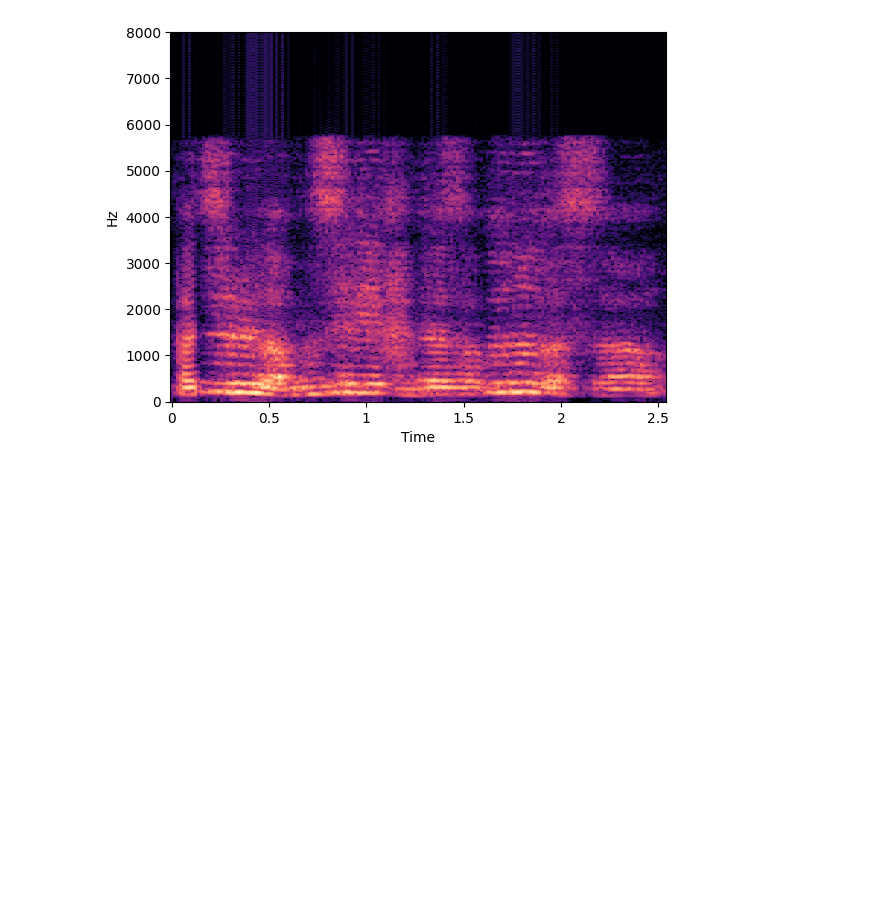
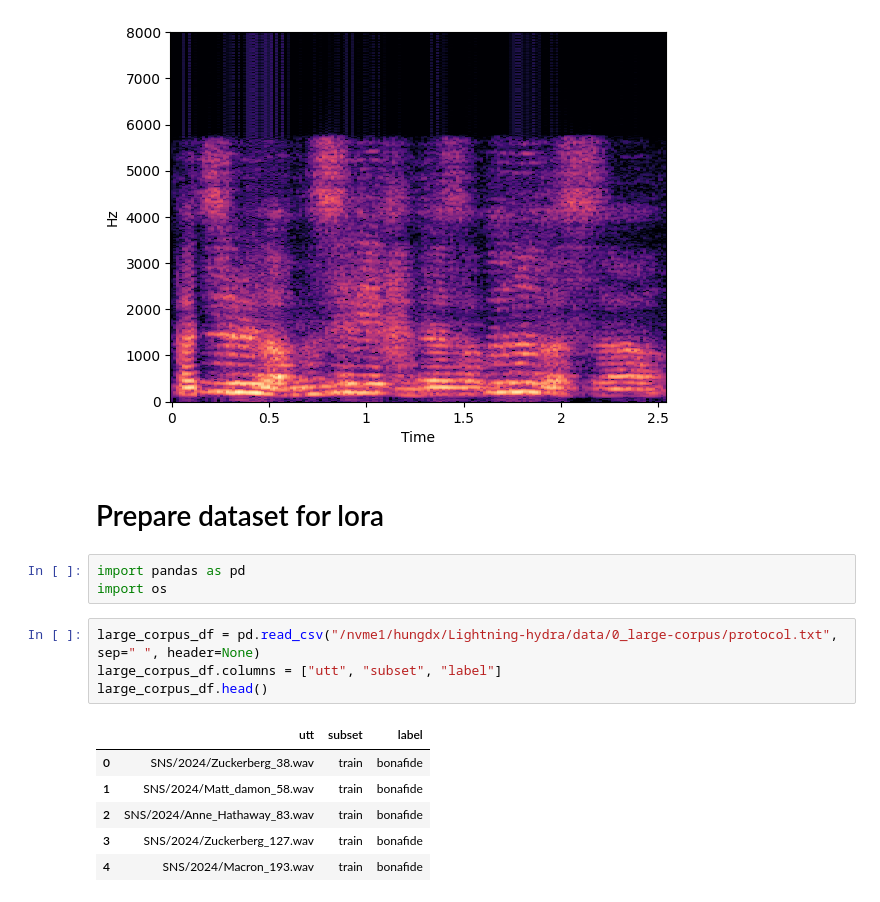
Before and after one commit to hungdinhxuan/Lightning-hydra, a Jupyter notebook: notebooks/prepare_dataset.ipynb, the cells around one changed output. Cells and saved outputs as stored; diff of their text form; blank space fills up the shorter version.

```diff
--- a/notebooks/prepare_dataset.ipynb
+++ b/notebooks/prepare_dataset.ipynb
@@ -694,3 +694,19 @@ Playing and showing: /nvme1/hungdx/Lightning-hydra/data/0_large-corpus/Synthesiz
 Playing and showing: /tmp/pitch
 [interactive output not drawn]
 [figure]
+# %% [markdown]
+# Prepare dataset for lora
+# %%
+import pandas as pd
+import os
+# %%
+large_corpus_df = pd.read_csv("/nvme1/hungdx/Lightning-hydra/data/0_large-corpus/protocol.txt", sep=" ", header=None)
+large_corpus_df.columns = ["utt", "subset", "label"]
+large_corpus_df.head()
+# %% [output]
+|  | utt | subset | label |
+| 0 | SNS/2024/Zuckerberg_38.wav | train | bonafide |
+| 1 | SNS/2024/Matt_damon_58.wav | train | bonafide |
+| 2 | SNS/2024/Anne_Hathaway_83.wav | train | bonafide |
+| 3 | SNS/2024/Zuckerberg_127.wav | train | bonafide |
+| 4 | SNS/2024/Macron_193.wav | train | bonafide |
```
Also changed, not shown: parts of 7 cells of this notebook, 25 other files.
